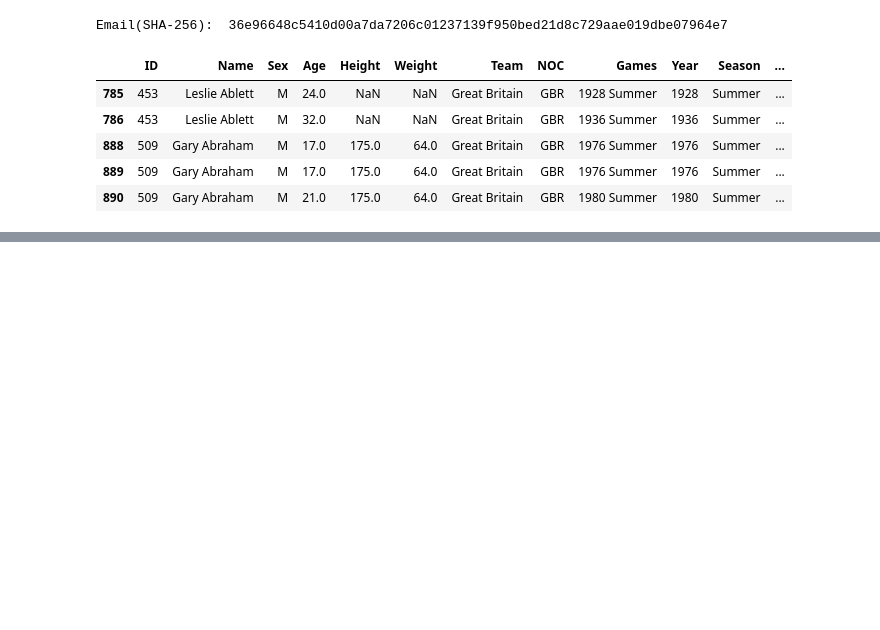
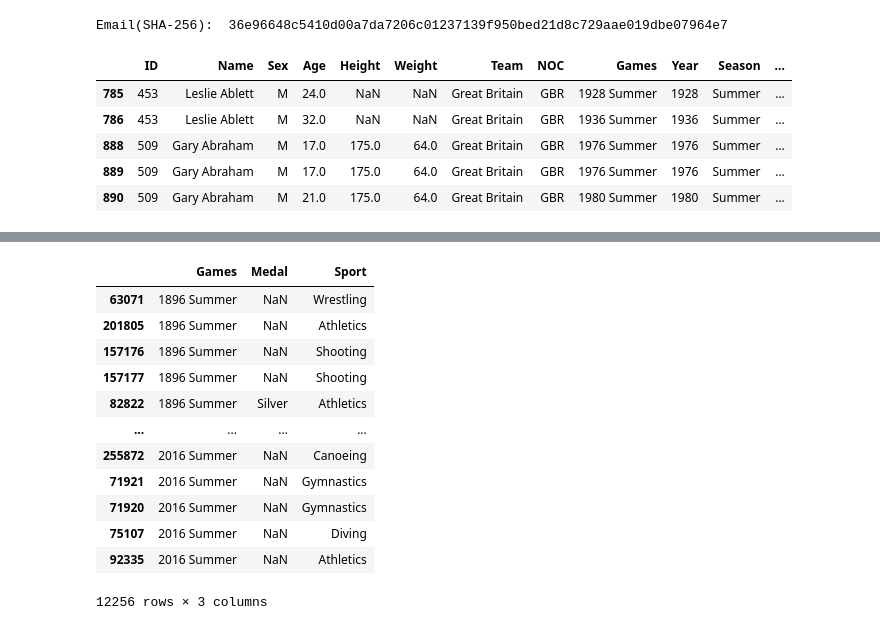
Before and after one commit to SCGlass/Databehandling_project_OS, a Jupyter notebook: Sam/Exercise_1.ipynb, the cells around one changed output, grey strips where cells are left out. Cells and saved outputs as stored; diff of their text form; code cells hidden in the pictures; blank space fills up the shorter version.

```diff
--- a/Sam/Exercise_1.ipynb
+++ b/Sam/Exercise_1.ipynb
@@ -81,0 +106,17 @@ df_medals
+# %%
+df_years = df_GB[["Games","Medal","Sport"]].sort_values(by="Games",ascending=True)
+df_years
+# %% [output]
+|  | Games | Medal | Sport |
+| 63071 | 1896 Summer | NaN | Wrestling |
+| 201805 | 1896 Summer | NaN | Athletics |
+| 157176 | 1896 Summer | NaN | Shooting |
+| 157177 | 1896 Summer | NaN | Shooting |
+| 82822 | 1896 Summer | Silver | Athletics |
+| ... | ... | ... | ... |
+| 255872 | 2016 Summer | NaN | Canoeing |
+| 71921 | 2016 Summer | NaN | Gymnastics |
+| 71920 | 2016 Summer | NaN | Gymnastics |
+| 75107 | 2016 Summer | NaN | Diving |
+| 92335 | 2016 Summer | NaN | Athletics |
+12256 rows × 3 columns
```
Also changed, not shown: parts of 3 cells of this notebook.
